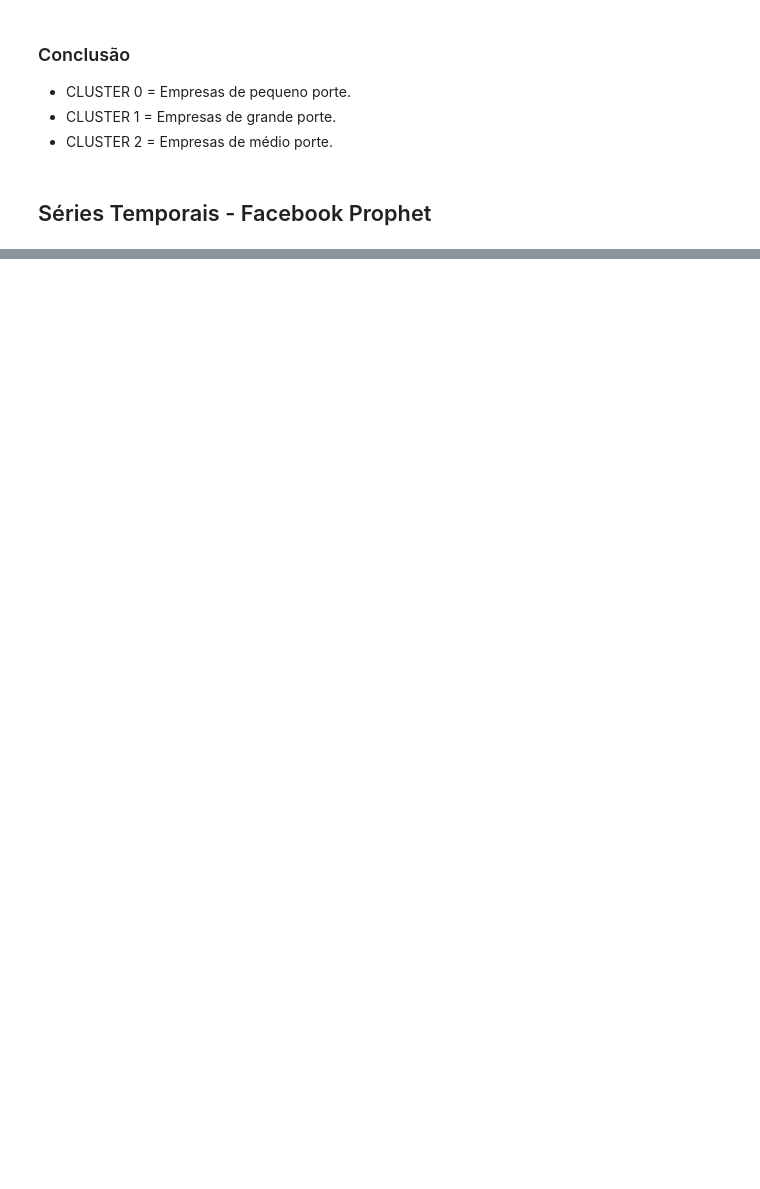
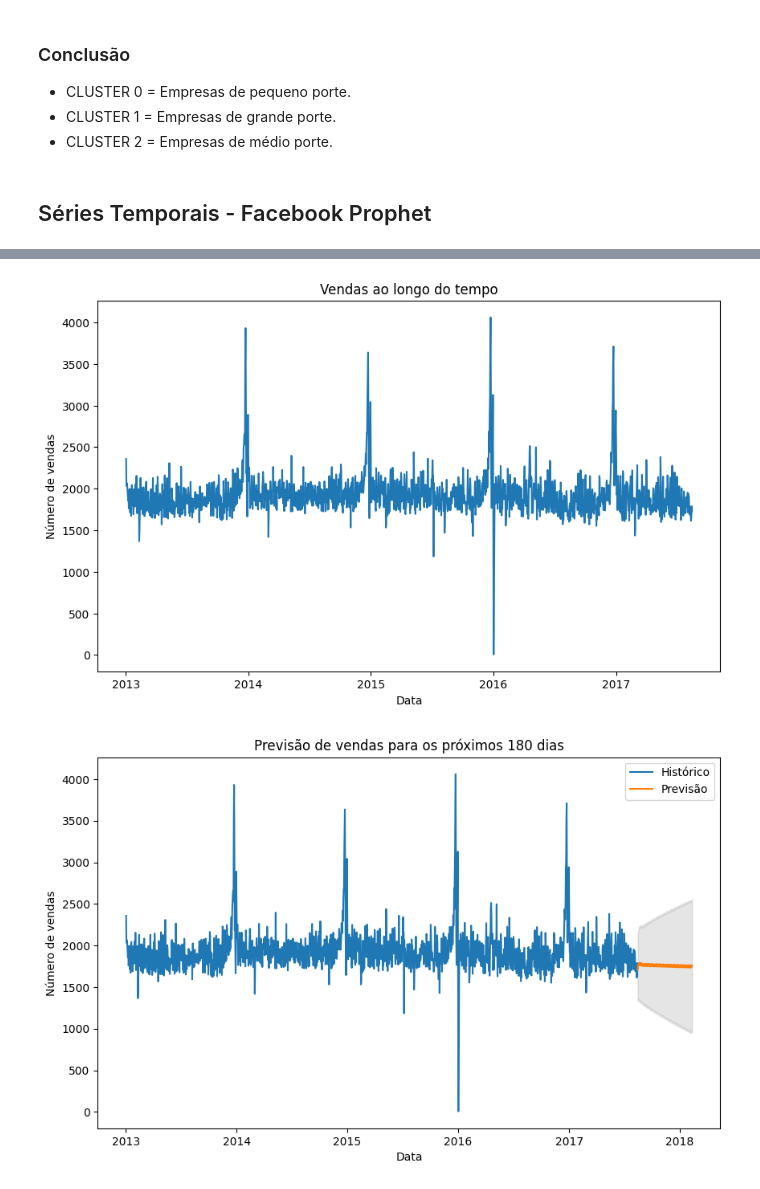
Before and after one commit to lgregs/TCC-PUCSP-CDIA, a Jupyter notebook: StoreSalesTimeSeries.ipynb, the cells around one changed output, grey strips where cells are left out. Saved outputs shown, nothing was run; the diff lists cells and outputs as text; code cells hidden in the pictures; blank space fills up the shorter version.

```diff
--- a/StoreSalesTimeSeries.ipynb
+++ b/StoreSalesTimeSeries.ipynb
@@ -450,0 +483,2 @@ INFO:cmdstanpy:Chain [1] done processing
+# %%
+df_sar = df_novo
@@ -450,0 +501,3 @@ INFO:cmdstanpy:Chain [1] done processing
+# %%
+df_sar = df_sar.reset_index()
+df_sar = df_sar.drop(['index', 'store_nbr'], axis =1)
@@ -450,0 +520,39 @@ INFO:cmdstanpy:Chain [1] done processing
+# %%
+import pandas as pd
+import matplotlib.pyplot as plt
+from statsmodels.tsa.seasonal import seasonal_decompose
+from statsmodels.tsa.arima.model import ARIMA
+from statsmodels.tsa.statespace.sarimax import SARIMAX
+
+
+
+# Visualização dos dados
+plt.figure(figsize=(10, 6))
+plt.plot(df_sar['date'], df_sar['transactions'])
+plt.title('Vendas ao longo do tempo')
+plt.xlabel('Data')
+plt.ylabel('Número de vendas')
+plt.show()
+
+# Ajuste do modelo SARIMA
+model = SARIMAX(df_sar['transactions'], order=(1, 1, 1), seasonal_order=(1, 1, 1, 12))
+result = model.fit()
+
+# Previsão dos próximos 180 dias
+forecast = result.get_forecast(steps=180)
+
+# Visualização da previsão
+plt.figure(figsize=(10, 6))
+plt.plot(df_sar['date'], df_sar['transactions'], label='Histórico')
+plt.plot(pd.date_range(start=df_sar['date'].max(), periods=180), forecast.predicted_mean, label='Previsão')
+plt.fill_between(pd.date_range(start=df_sar['date'].max(), periods=180),
+                 forecast.conf_int()['lower transactions'],
+                 forecast.conf_int()['upper transactions'], color='gray', alpha=0.2)
+plt.title('Previsão de vendas para os próximos 180 dias')
+plt.xlabel('Data')
+plt.ylabel('Número de vendas')
+plt.legend()
+plt.show()
+# %% [output]
+[figure, added]
+[figure, added]
```
Also changed, not shown: parts of 8 cells of this notebook.
